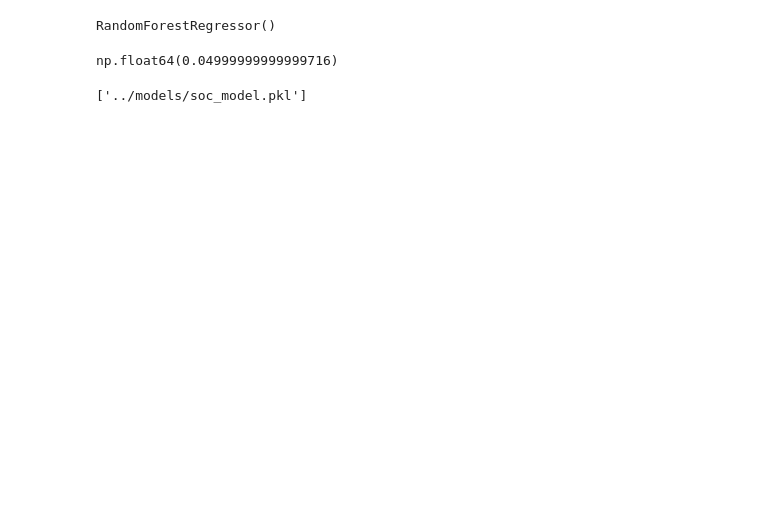
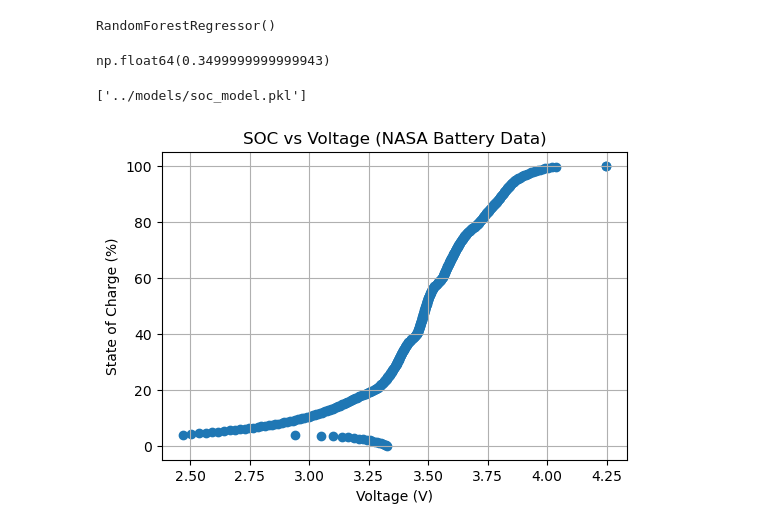
Before and after one commit to aaffu3154-debug/EV-Battery-SOC-Prediction, a Jupyter notebook: notebooks/soc_prediction.ipynb, the cells around one changed output. Cells and saved outputs as stored; diff of their text form; code cells hidden in the pictures; blank space fills up the shorter version.

```diff
--- a/notebooks/soc_prediction.ipynb
+++ b/notebooks/soc_prediction.ipynb
@@ -17,0 +50,5 @@ data
+# %%
+
+
+data = pd.read_csv('../data/nasa/clean_nasa_soc_data.csv')
+data.head()
@@ -32,8 +76,21 @@ pred = model.predict(X_test)
 rmse = np.sqrt(mean_squared_error(y_test, pred))
 rmse
 # %% [output]
-np.float64(0.04999999999999716)
+np.float64(0.3499999999999943)
 # %%
 joblib.dump(model, '../models/soc_model.pkl')
 # %% [output]
 ['../models/soc_model.pkl']
+# %%
+# SOC vs Voltage
+import matplotlib.pyplot as plt
+
+plt.figure(figsize=(6,4))
+plt.scatter(data['Voltage'], data['SOC'])
+plt.xlabel("Voltage (V)")
+plt.ylabel("State of Charge (%)")
+plt.title("SOC vs Voltage (NASA Battery Data)")
+plt.grid(True)
+plt.show()
+# %% [output]
+[figure, added]
```
Also changed, not shown: parts of 10 cells of this notebook, 4 other files.
